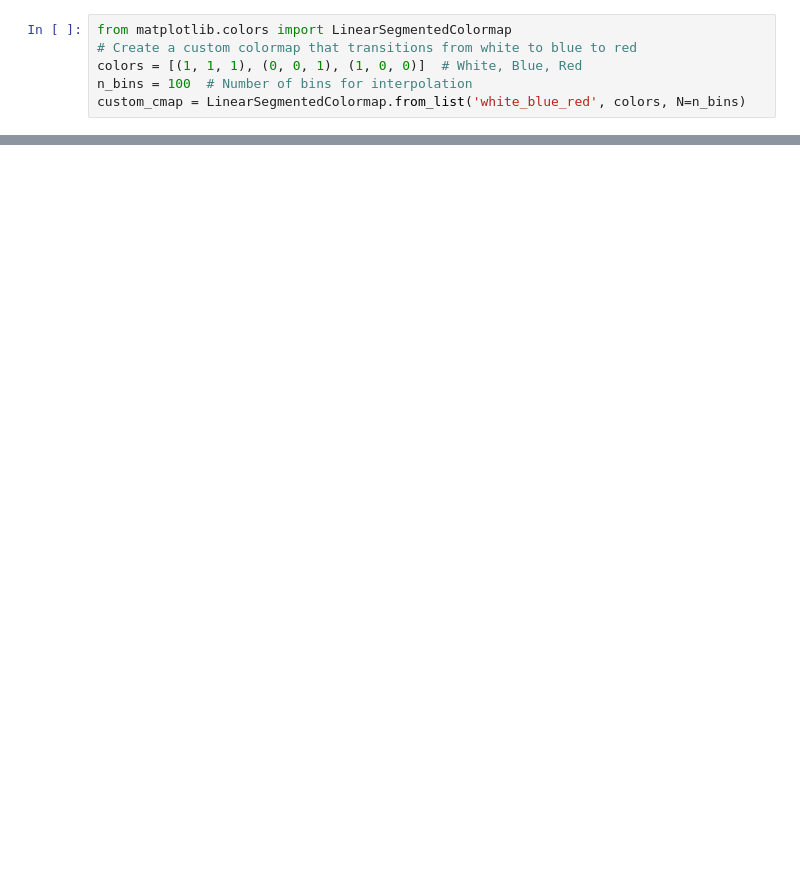
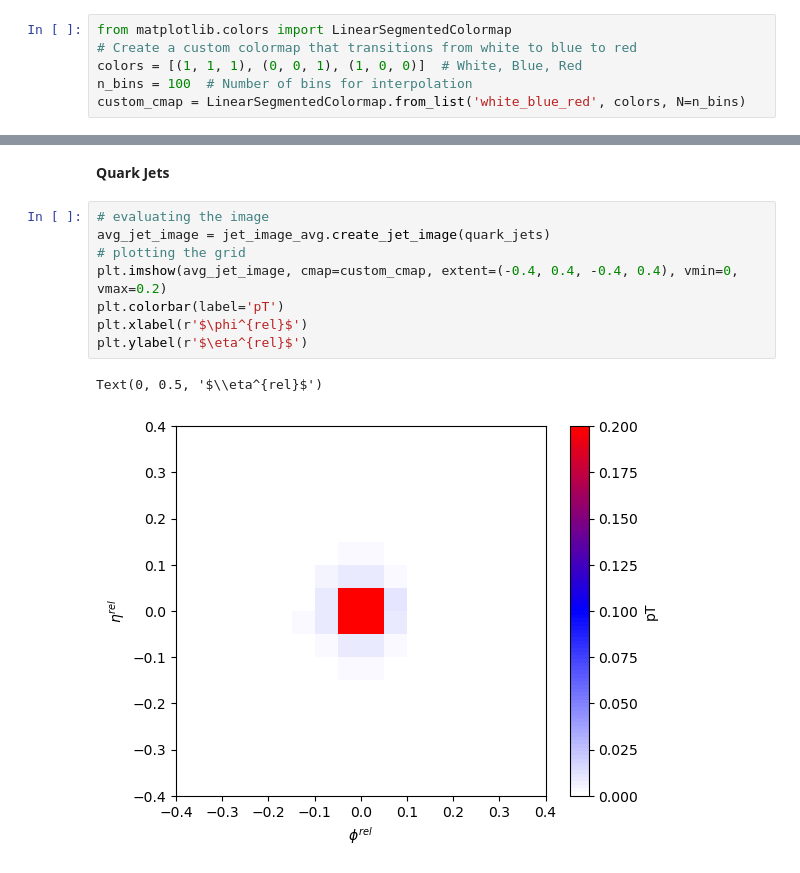
Before and after one commit to mathmartines/JetTagging, a Jupyter notebook: DataExploration/Matheus.ipynb, the cells around one changed output, grey strips where cells are left out. Drawn from its saved outputs; the diff is of its cells as text; blank space fills up the shorter version.

```diff
--- a/DataExploration/Matheus.ipynb
+++ b/DataExploration/Matheus.ipynb
@@ -37,0 +72,13 @@ Text(0, 0.5, '$\\eta^{rel}$')
+# %% [markdown]
+****Quark Jets****
+# %%
+# evaluating the image
+avg_jet_image = jet_image_avg.create_jet_image(quark_jets)
+# plotting the grid
+plt.imshow(avg_jet_image, cmap=custom_cmap, extent=(-0.4, 0.4, -0.4, 0.4), vmin=0, vmax=0.2)
+plt.colorbar(label='pT')
+plt.xlabel(r'$\phi^{rel}$')
+plt.ylabel(r'$\eta^{rel}$')
+# %% [output]
+Text(0, 0.5, '$\\eta^{rel}$')
+[figure, added]
```
Also changed, not shown: parts of 10 cells of this notebook, 1 other file.
